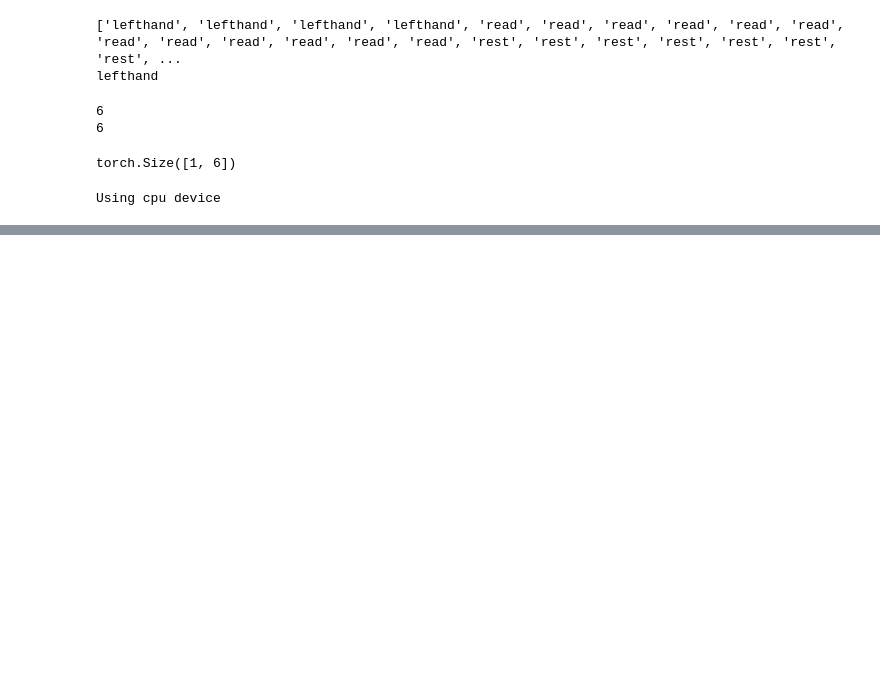
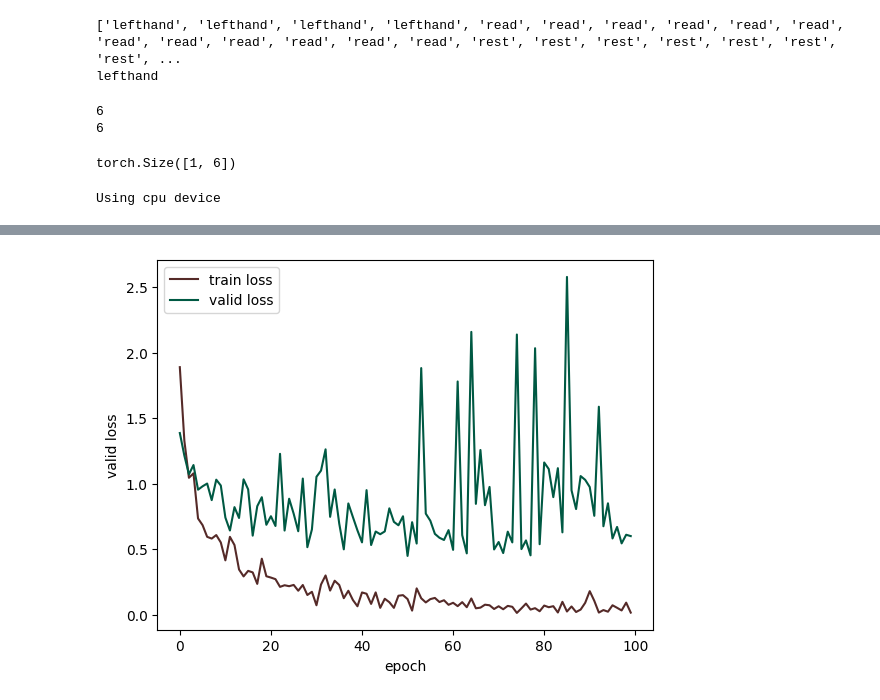
Before and after one commit to greenishcore/Hands-on-EEG, a Jupyter notebook: onnx.ipynb, the cells around one changed output, grey strips where cells are left out. Cells and saved outputs as stored; diff of their text form; code cells hidden in the pictures; blank space fills up the shorter version.

```diff
--- a/onnx.ipynb
+++ b/onnx.ipynb
@@ -272,19 +272,22 @@ Epoch 176
 # %%
 import matplotlib.pyplot as plt
 %matplotlib inline
-
+hex_d1 = '#552a28'
+hex_d2 = '#005943'
 
 plt.figure()
-plt.plot(train_loss,'b',label='train loss')
+plt.plot(train_loss,hex_d1,label='train loss')
 plt.ylabel('train loss')
 plt.xlabel('epoch')
-plt.plot(valid_loss,'r',label='valid loss')
+plt.plot(valid_loss,hex_d2,label='valid loss')
 plt.ylabel('valid loss')
 plt.xlabel('epoch')
 plt.legend()
 
-#plt.save(os.path.join('C:/User/a1882/Desktop/EEG','loss.png'))
+plt.savefig('cnn_3000_100e_loss_1.png')
 plt.show()
+# %% [output]
+[figure, added]
 # %%
 import matplotlib.pyplot as plt
 %matplotlib inline
```
Also changed, not shown: parts of 10 cells of this notebook, 7 other files.
